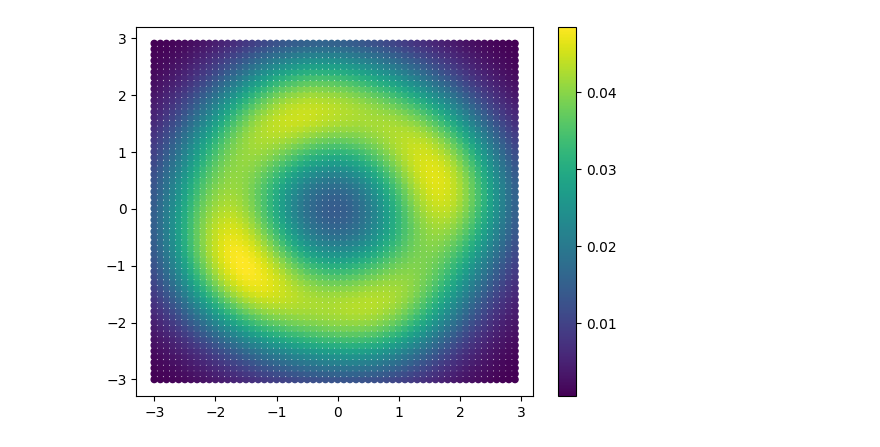
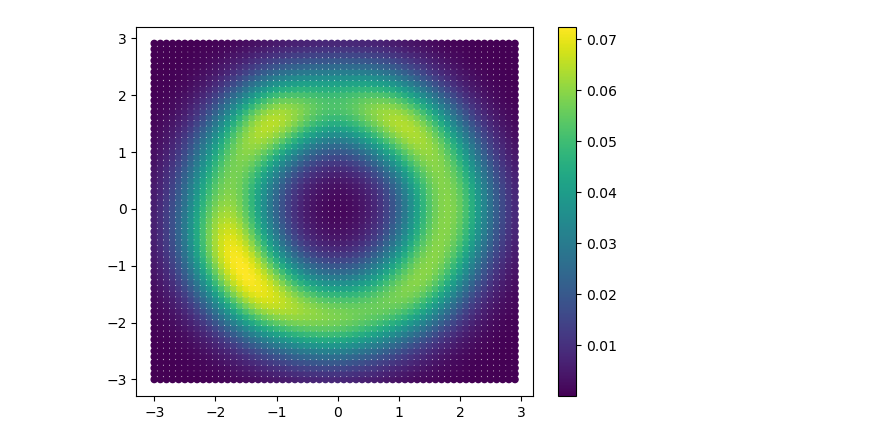
Before and after one commit to KristofPusztai/Probabilistic-Diffusion, a Jupyter notebook: circular_data.ipynb, the cells around one changed output. Drawn from its saved outputs; the diff is of its cells as text; code cells hidden in the pictures.

```diff
--- a/circular_data.ipynb
+++ b/circular_data.ipynb
@@ -141,12 +141,12 @@ new_x = diffusion.sample(1000, 50, no_noise=True, s=3)
 # %%
 x_grid = torch.arange(-3,3,0.1)
 y_grid = torch.arange(-3,3,0.1)
 grid = torch.cartesian_prod(x_grid, y_grid)
 
-probabilities = diffusion.estimate_distribution(1000, grid)
+probabilities = diffusion.estimate_distribution(1000, grid, torch.tensor([0.3, 0.3]))
 
 plt.scatter(grid[:,0], grid[:,1], c=probabilities, s=20)
 plt.colorbar()
 plt.show()
 # %% [output]
-[figure, old version]
+[figure, new version]
```
Also changed, not shown: parts of 5 cells of this notebook, 2 other files.
